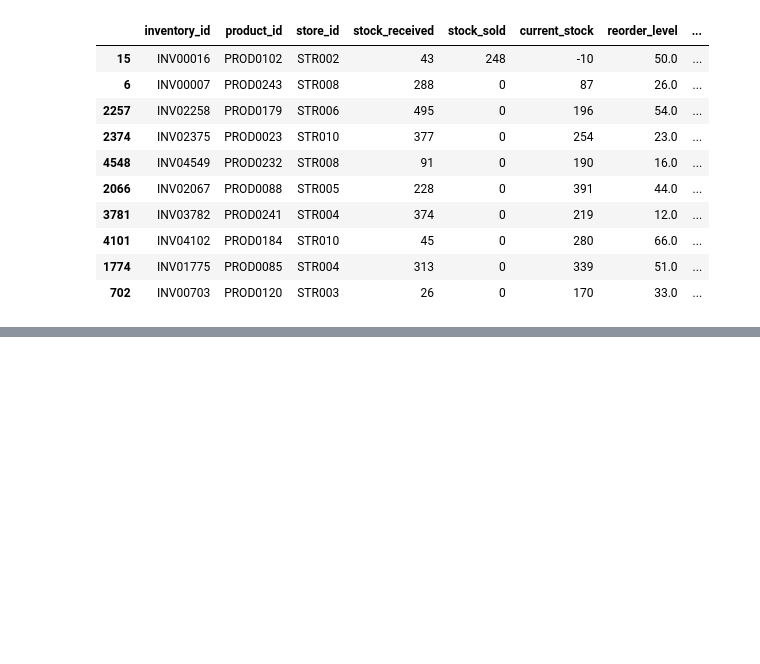
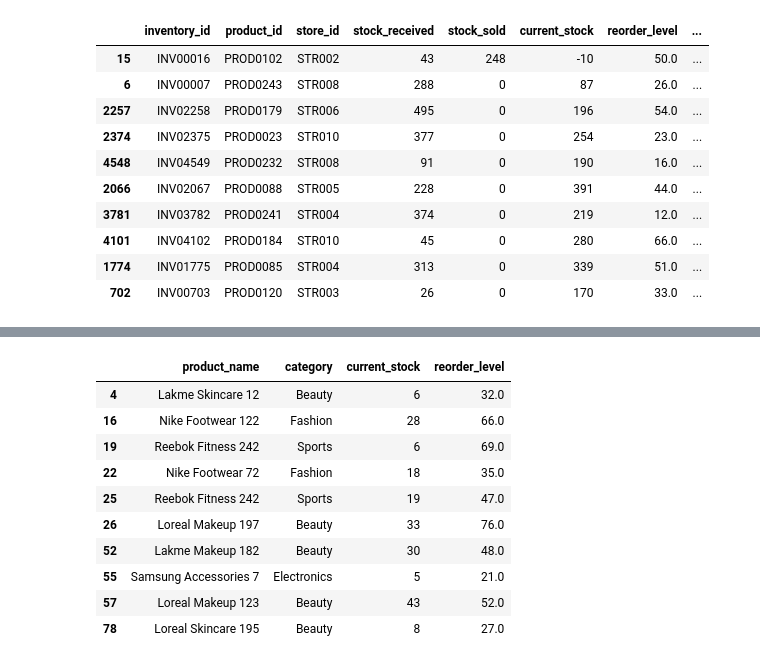
Before and after one commit to utkarshdhangar5/retail-sales-inventory-analytics, a Jupyter notebook: notebooks/ExploratoryDataAnalysis.ipynb, the cells around one changed output, grey strips where cells are left out. Saved outputs shown, nothing was run; the diff lists cells and outputs as text; code cells hidden in the pictures; blank space fills up the shorter version.

```diff
--- a/notebooks/ExploratoryDataAnalysis.ipynb
+++ b/notebooks/ExploratoryDataAnalysis.ipynb
@@ -1122,0 +1204,24 @@ low_movement_products.head(10)
+# %%
+reorder_products = inventory_products[
+    inventory_products['current_stock'] <=
+    inventory_products['reorder_level']
+]
+
+reorder_products[[
+    'product_name',
+    'category',
+    'current_stock',
+    'reorder_level'
+]].head(10)
+# %% [output]
+|  | product_name | category | current_stock | reorder_level |
+| 4 | Lakme Skincare 12 | Beauty | 6 | 32.0 |
+| 16 | Nike Footwear 122 | Fashion | 28 | 66.0 |
+| 19 | Reebok Fitness 242 | Sports | 6 | 69.0 |
+| 22 | Nike Footwear 72 | Fashion | 18 | 35.0 |
+| 25 | Reebok Fitness 242 | Sports | 19 | 47.0 |
+| 26 | Loreal Makeup 197 | Beauty | 33 | 76.0 |
+| 52 | Lakme Makeup 182 | Beauty | 30 | 48.0 |
+| 55 | Samsung Accessories 7 | Electronics | 5 | 21.0 |
+| 57 | Loreal Makeup 123 | Beauty | 43 | 52.0 |
+| 78 | Loreal Skincare 195 | Beauty | 8 | 27.0 |
```
Also changed, not shown: parts of 9 cells of this notebook.
